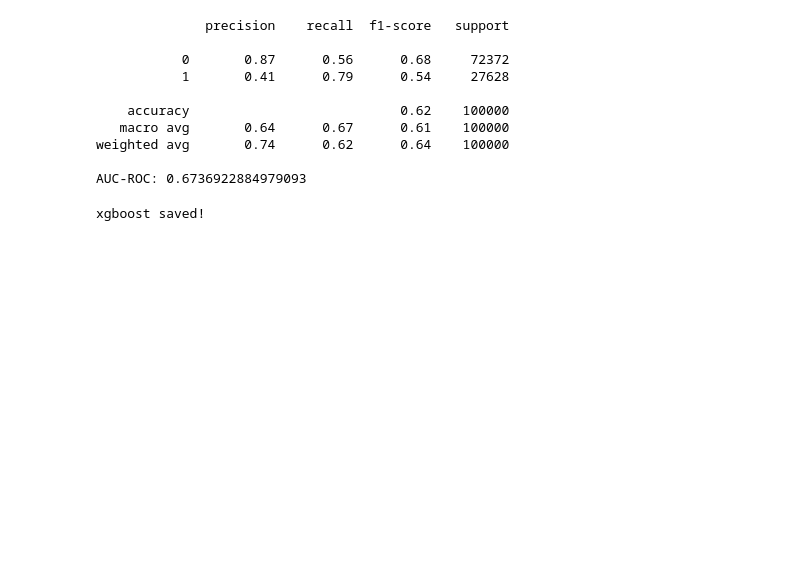
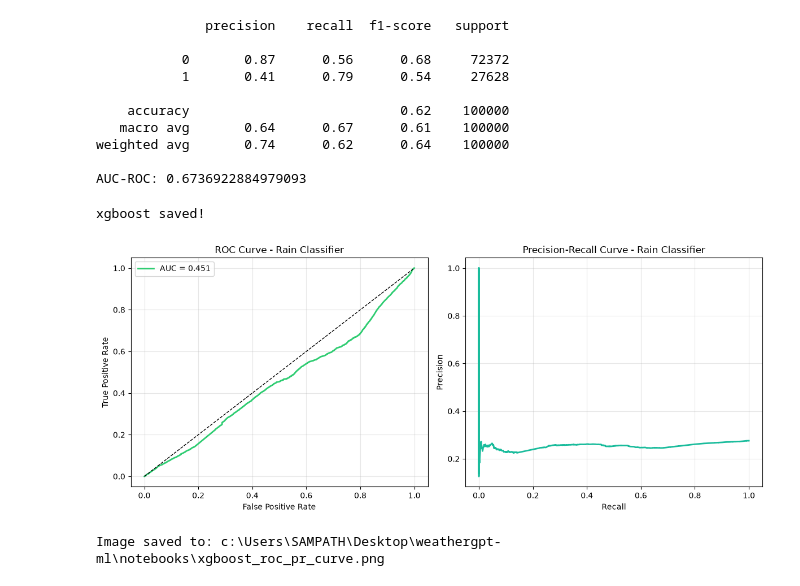
Before and after one commit to sampath-s07/weathergpt-ml, a Jupyter notebook: notebooks/03_xgboost.ipynb, the cells around one changed output. Saved outputs shown, nothing was run; the diff lists cells and outputs as text; code cells hidden in the pictures; blank space fills up the shorter version.

```diff
--- a/notebooks/03_xgboost.ipynb
+++ b/notebooks/03_xgboost.ipynb
@@ -100,3 +100,67 @@ joblib.dump(features, '../models/xgboost/features.pkl')
 print("xgboost saved!")
 # %% [output]
 xgboost saved!
+# %%
+import os
+import joblib
+import pandas as pd
+import numpy as np
+import matplotlib.pyplot as plt
+from sklearn.metrics import roc_curve, auc, precision_recall_curve
+from sklearn.model_selection import train_test_split
+
+# Load model
+BASE_DIR = os.path.dirname(os.getcwd())
+model_path = os.path.join(BASE_DIR, 'models', 'xgboost', 'model.pkl')
+xgb_model = joblib.load(model_path)
+
+# Load dataset
+data_path = os.path.join(BASE_DIR, 'data', 'processed', 'weather_clean.csv')
+cols = ['avg_temp_c', 'min_temp_c', 'max_temp_c',
+        'precipitation_mm', 'avg_wind_speed_kmh', 'will_rain']
+df = pd.read_csv(data_path, usecols=cols, low_memory=False).dropna()
+
+# Prepare features
+df['month'] = 6
+df['temp_range'] = df['max_temp_c'] - df['min_temp_c']
+features = ['month', 'avg_temp_c', 'min_temp_c', 'max_temp_c',
+            'avg_wind_speed_kmh', 'precipitation_mm', 'temp_range']
+X = df[features].values
+y = df['will_rain'].values
+
+# Split
+X_train, X_test, y_train, y_test = train_test_split(
+    X, y, test_size=0.2, random_state=42)
+
+# Predict probabilities
+y_pred_proba = xgb_model.predict_proba(X_test)[:, 1]
+
+# Plot
+fpr, tpr, _ = roc_curve(y_test, y_pred_proba)
+roc_auc = auc(fpr, tpr)
+precision, recall, _ = precision_recall_curve(y_test, y_pred_proba)
+
+fig, (ax1, ax2) = plt.subplots(1, 2, figsize=(12, 5))
+
+ax1.plot(fpr, tpr, color='#2ecc71', lw=2, label=f'AUC = {roc_auc:.3f}')
+ax1.plot([0,1],[0,1],'k--', lw=1)
+ax1.set_xlabel('False Positive Rate')
+ax1.set_ylabel('True Positive Rate')
+ax1.set_title('ROC Curve - Rain Classifier')
+ax1.legend()
+ax1.grid(alpha=0.3)
+
+ax2.plot(recall, precision, color='#1abc9c', lw=2)
+ax2.set_xlabel('Recall')
+ax2.set_ylabel('Precision')
+ax2.set_title('Precision-Recall Curve - Rain Classifier')
+ax2.grid(alpha=0.3)
+
+plt.tight_layout()
+save_path = os.path.join(os.getcwd(), 'xgboost_roc_pr_curve.png')
+plt.savefig(save_path, dpi=150, bbox_inches='tight')
+plt.show()
+print(f"Image saved to: {save_path}")
+# %% [output]
+[figure, added]
+Image saved to: c:\Users\SAMPATH\Desktop\weathergpt-ml\notebooks\xgboost_roc_pr_curve.png
```
Also changed, not shown: 10 other files.
